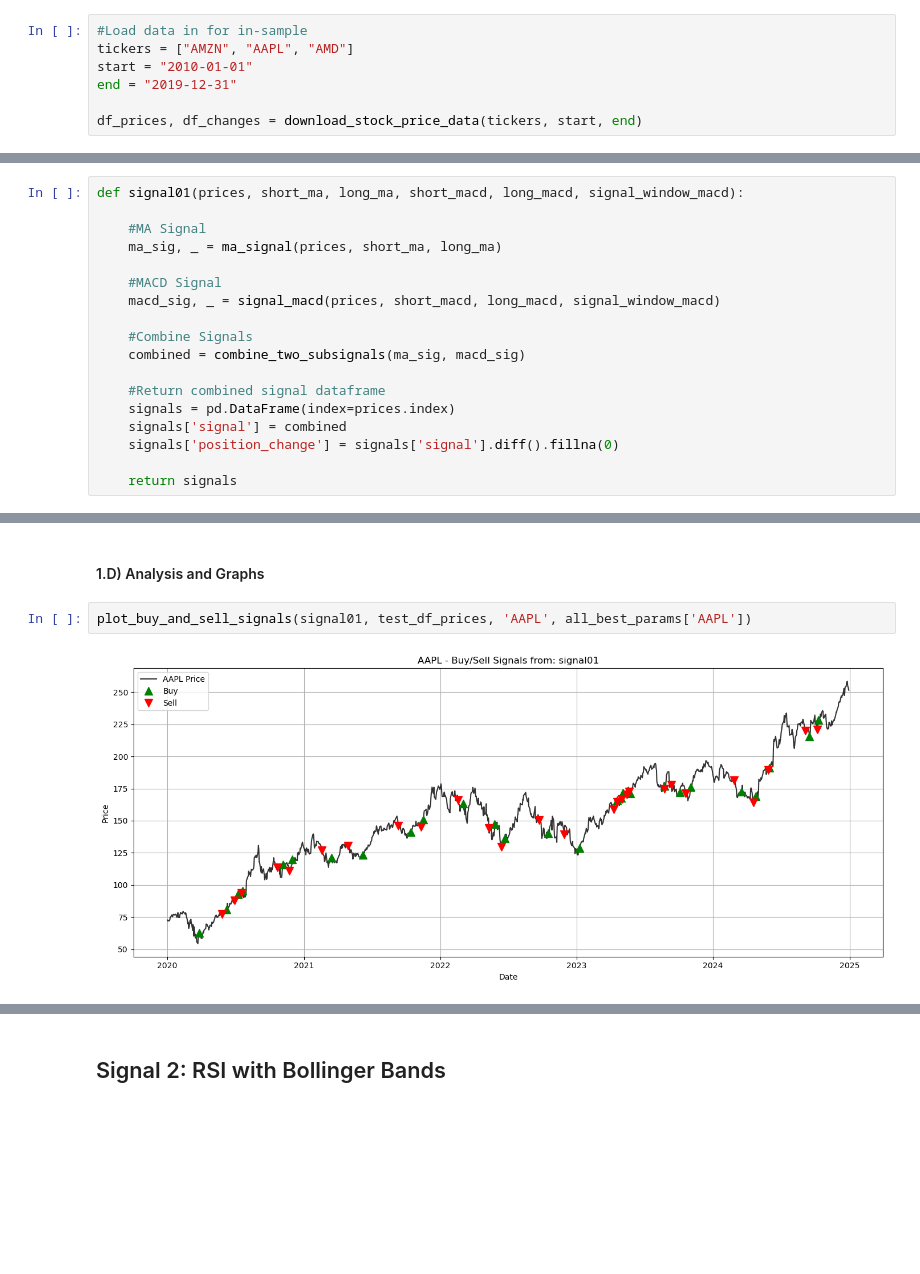
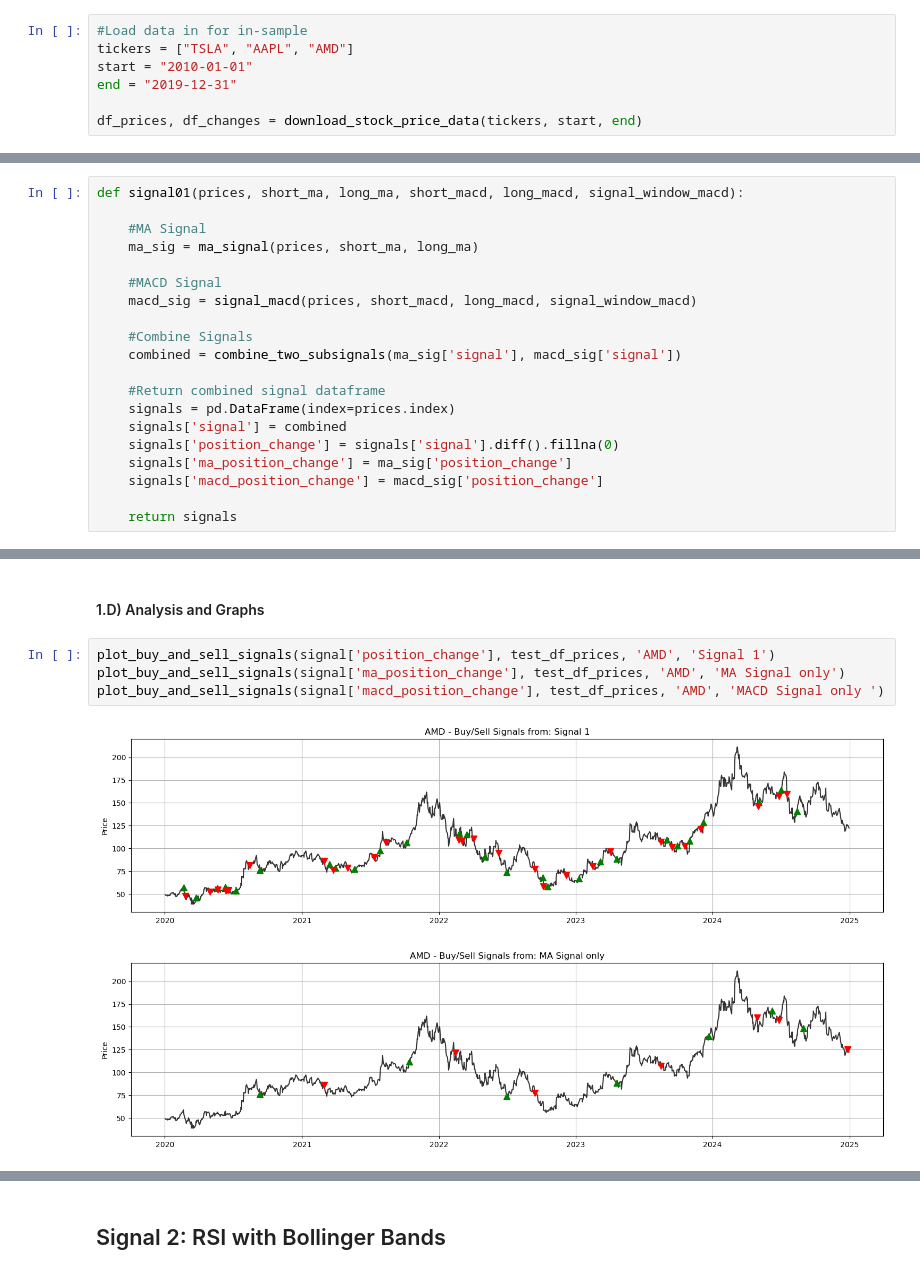
Before and after one commit to aaronsennhenn/computationalfinance, a Jupyter notebook: research_notebook.ipynb, the cells around one changed output, grey strips where cells are left out. Drawn from its saved outputs; the diff is of its cells as text; blank space fills up the shorter version.

```diff
--- a/research_notebook.ipynb
+++ b/research_notebook.ipynb
@@ -11,7 +11,7 @@ import matplotlib.pyplot as plt
 from module import *
 # %%
 #Load data in for in-sample
-tickers = ["AMZN", "AAPL", "AMD"]
+tickers = ["TSLA", "AAPL", "AMD"]
 start = "2010-01-01"
 end = "2019-12-31"
 
@@ -34,18 +34,20 @@ test_df_prices, test_df_changes = download_stock_price_data(tickers, test_start,
 def signal01(prices, short_ma, long_ma, short_macd, long_macd, signal_window_macd):
 
     #MA Signal
-    ma_sig, _ = ma_signal(prices, short_ma, long_ma)
+    ma_sig = ma_signal(prices, short_ma, long_ma)
 
     #MACD Signal
-    macd_sig, _ = signal_macd(prices, short_macd, long_macd, signal_window_macd)
+    macd_sig = signal_macd(prices, short_macd, long_macd, signal_window_macd)
 
     #Combine Signals
-    combined = combine_two_subsignals(ma_sig, macd_sig)
+    combined = combine_two_subsignals(ma_sig['signal'], macd_sig['signal'])
 
     #Return combined signal dataframe
     signals = pd.DataFrame(index=prices.index)
     signals['signal'] = combined
     signals['position_change'] = signals['signal'].diff().fillna(0)
+    signals['ma_position_change'] = ma_sig['position_change']
+    signals['macd_position_change'] = macd_sig['position_change']
 
     return signals
 # %% [markdown]
@@ -127,6 +128,9 @@ df_test_results
 # %% [markdown]
 #### 1.D) Analysis and Graphs
 # %%
-plot_buy_and_sell_signals(signal01, test_df_prices, 'AAPL', all_best_params['AAPL'])
+plot_buy_and_sell_signals(signal['position_change'], test_df_prices, 'AMD', 'Signal 1')
+plot_buy_and_sell_signals(signal['ma_position_change'], test_df_prices, 'AMD', 'MA Signal only')
+plot_buy_and_sell_signals(signal['macd_position_change'], test_df_prices, 'AMD', 'MACD Signal only ')
 # %% [output]
-[figure, old version]
+[figure, new version]
+[figure, added]
```
Also changed, not shown: parts of 15 cells of this notebook, 2 other files.
